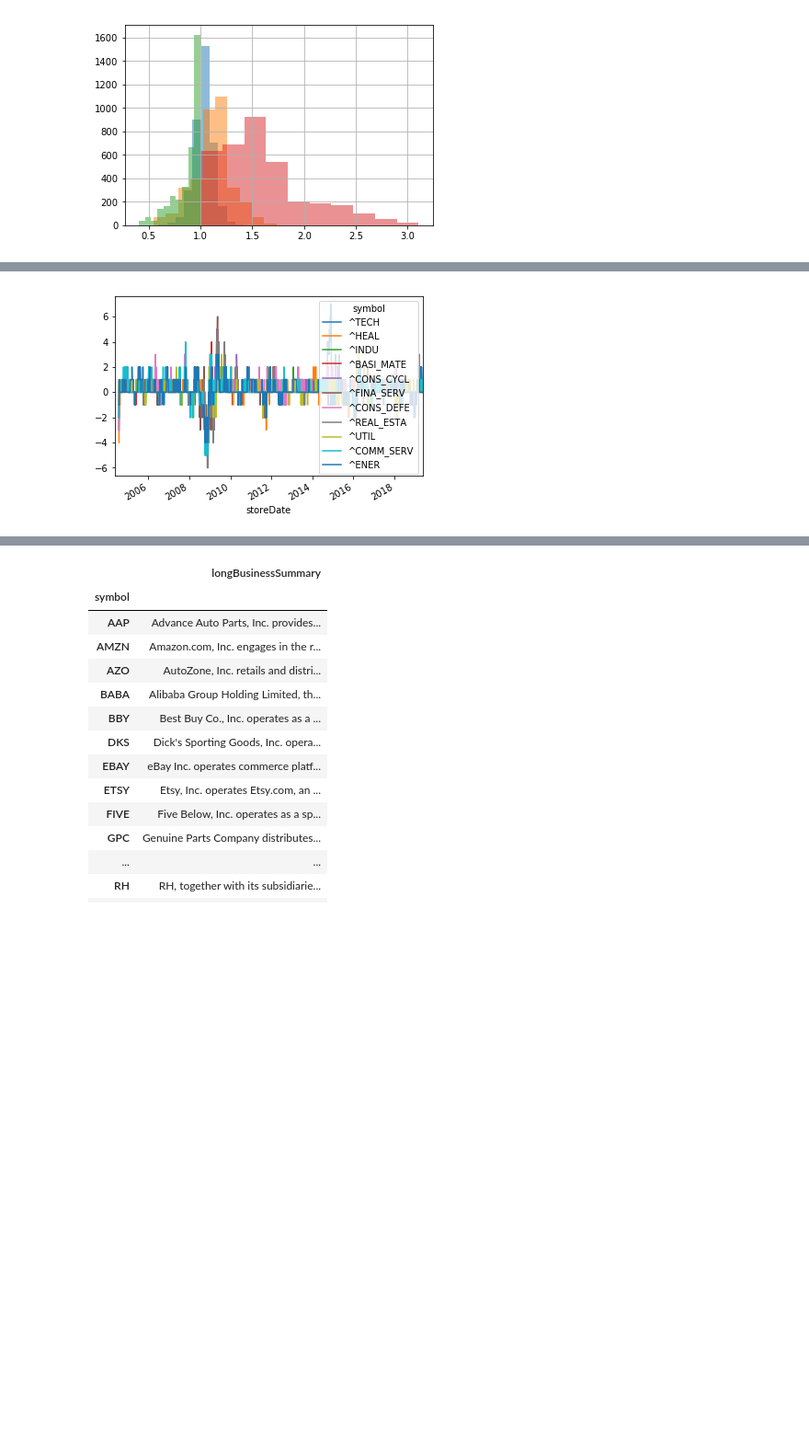
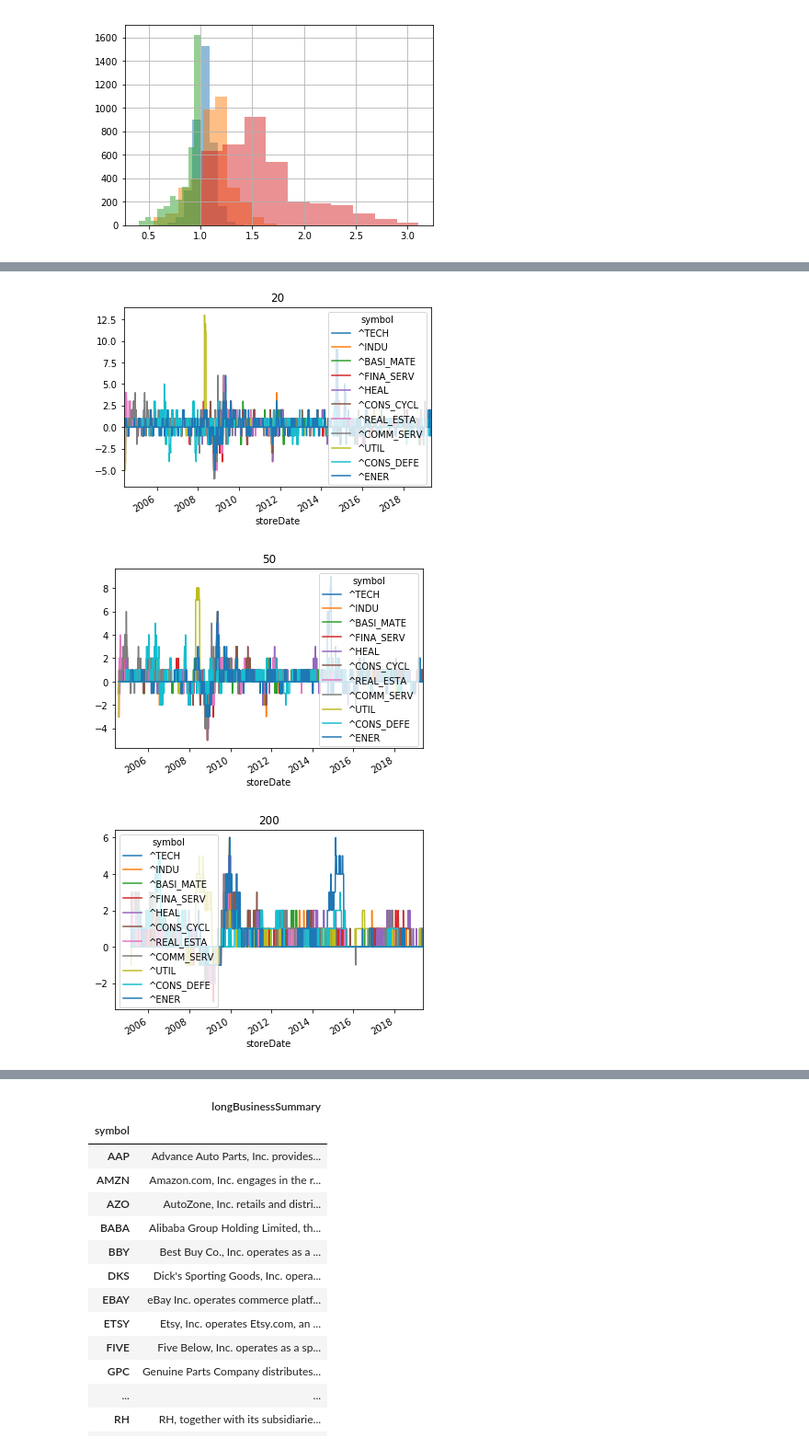
Before and after one commit to webclinic017/inception, a Jupyter notebook: notebooks/technical_dataset.ipynb, the cells around one changed output, grey strips where cells are left out. Shown at 92% size. Saved outputs shown, nothing was run; the diff lists cells and outputs as text; code cells hidden in the pictures; blank space fills up the shorter version.

```diff
--- a/notebooks/technical_dataset.ipynb
+++ b/notebooks/technical_dataset.ipynb
@@ -190,6 +190,8 @@ close_1d_shift_df = close_df.shift(1) # closed shifted 1 day for calcs
 close_1d_chg_df = close_df - close_1d_shift_df # 1 day change
 
 pct_chg_keys = [1, 20, 50, 200]
+active_keys = pct_chg_keys[1:]
+
 pct_chg_df_dict = {x: close_df.pct_change(x) for x in pct_chg_keys}
 
 intra_day_chg_df = (high_df - low_df) / open_df # intra day range
@@ -354,2 +371,4 @@ bench_pct_stds_df.plot();
+# %%
+for key in active_keys: bench_pct_stds_df[key].plot(title=key);
 # %%
 %%time
@@ -370,7 +394,9 @@ Wall time: 1.83 s
-# %%
-sect_pct_stds_df.plot();
-# %% [output]
-[figure, removed]
+# %%
+for key in sect_pct_stds_df.keys(): sect_pct_stds_df[key].plot(title=key);
+# %% [output]
+[figure, added]
+[figure, added]
+[figure, added]
 # %%
 %%time
 ind_index = eq_wgt_indices(profile, close_df[tickers], 'industry', industries, subset=tickers)
```
Also changed, not shown: parts of 19 cells of this notebook.
